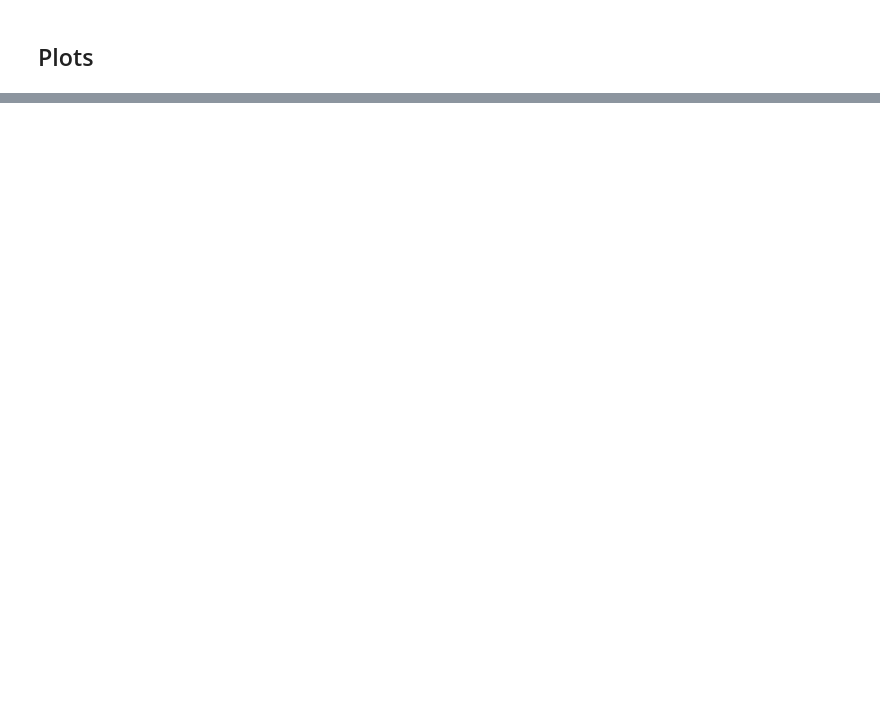
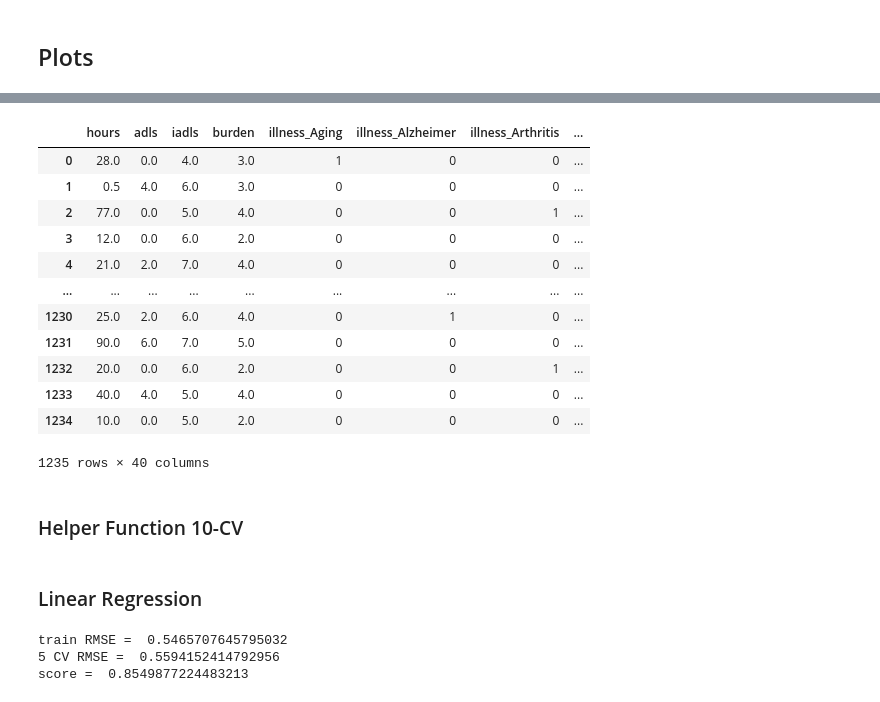
Before and after one commit to woonsupkim/BurdenofCare, a Jupyter notebook: takeda_burden.ipynb, the cells around one changed output, grey strips where cells are left out. Drawn from its saved outputs; the diff is of its cells as text; code cells hidden in the pictures; blank space fills up the shorter version.

```diff
--- a/takeda_burden.ipynb
+++ b/takeda_burden.ipynb
@@ -239,0 +174,5 @@ sns.catplot(x="burden", y="illness",
+# %%
+numerics = ['int16', 'int32', 'int64', 'float16', 'float32', 'float64']
+
+df_cont = data_burden.select_dtypes(include=numerics)
+df_cat = data_burden.select_dtypes(include = 'object')
@@ -239,0 +181,3 @@ sns.catplot(x="burden", y="illness",
+# %%
+df_cat_dc = pd.get_dummies(df_cat)
+df_cat_dc
@@ -239,0 +198,19 @@ sns.catplot(x="burden", y="illness",
+# %%
+df_reg = pd.concat([df_cont, df_cat_dc], axis = 1)
+df_reg
+# %% [output]
+|  | hours | adls | iadls | burden | illness_Aging | illness_Alzheimer | illness_Arthritis | ... |
+| 0 | 28.0 | 0.0 | 4.0 | 3.0 | 1 | 0 | 0 | ... |
+| 1 | 0.5 | 4.0 | 6.0 | 3.0 | 0 | 0 | 0 | ... |
+| 2 | 77.0 | 0.0 | 5.0 | 4.0 | 0 | 0 | 1 | ... |
+| 3 | 12.0 | 0.0 | 6.0 | 2.0 | 0 | 0 | 0 | ... |
+| 4 | 21.0 | 2.0 | 7.0 | 4.0 | 0 | 0 | 0 | ... |
+| ... | ... | ... | ... | ... | ... | ... | ... | ... |
+| 1230 | 25.0 | 2.0 | 6.0 | 4.0 | 0 | 1 | 0 | ... |
+| 1231 | 90.0 | 6.0 | 7.0 | 5.0 | 0 | 0 | 0 | ... |
+| 1232 | 20.0 | 0.0 | 6.0 | 2.0 | 0 | 0 | 1 | ... |
+| 1233 | 40.0 | 4.0 | 5.0 | 4.0 | 0 | 0 | 0 | ... |
+| 1234 | 10.0 | 0.0 | 5.0 | 2.0 | 0 | 0 | 0 | ... |
+1235 rows × 40 columns
+# %% [markdown]
+### Helper Function 10-CV
@@ -239,0 +240,28 @@ sns.catplot(x="burden", y="illness",
+# %% [markdown]
+### Linear Regression
+# %%
+#Check which one produces higher R2 score and lower cv-rmse
+from sklearn.linear_model import LinearRegression
+model = LinearRegression()
+X = df_reg.drop('burden', axis = 1)
+y = df_reg['burden']
+
+model.fit(X, y)
+
+y_hat = model.predict(X)
+
+score = model.score(X, y)
+
+from sklearn.metrics import mean_squared_error
+model_train_rmse = mean_squared_error(y, y_hat, squared=False)
+
+model_cv_rmse = cross_validation(df_reg, LinearRegression())
+
+print('train RMSE = ', model_train_rmse)
+print('5 CV RMSE = ', model_cv_rmse)
+print('score = ', score)
+#print(score)
+# %% [output]
+train RMSE =  0.5465707645795032
+5 CV RMSE =  0.5594152414792956
+score =  0.8549877224483213
```
Also changed, not shown: parts of 31 cells of this notebook, 1 other file.
